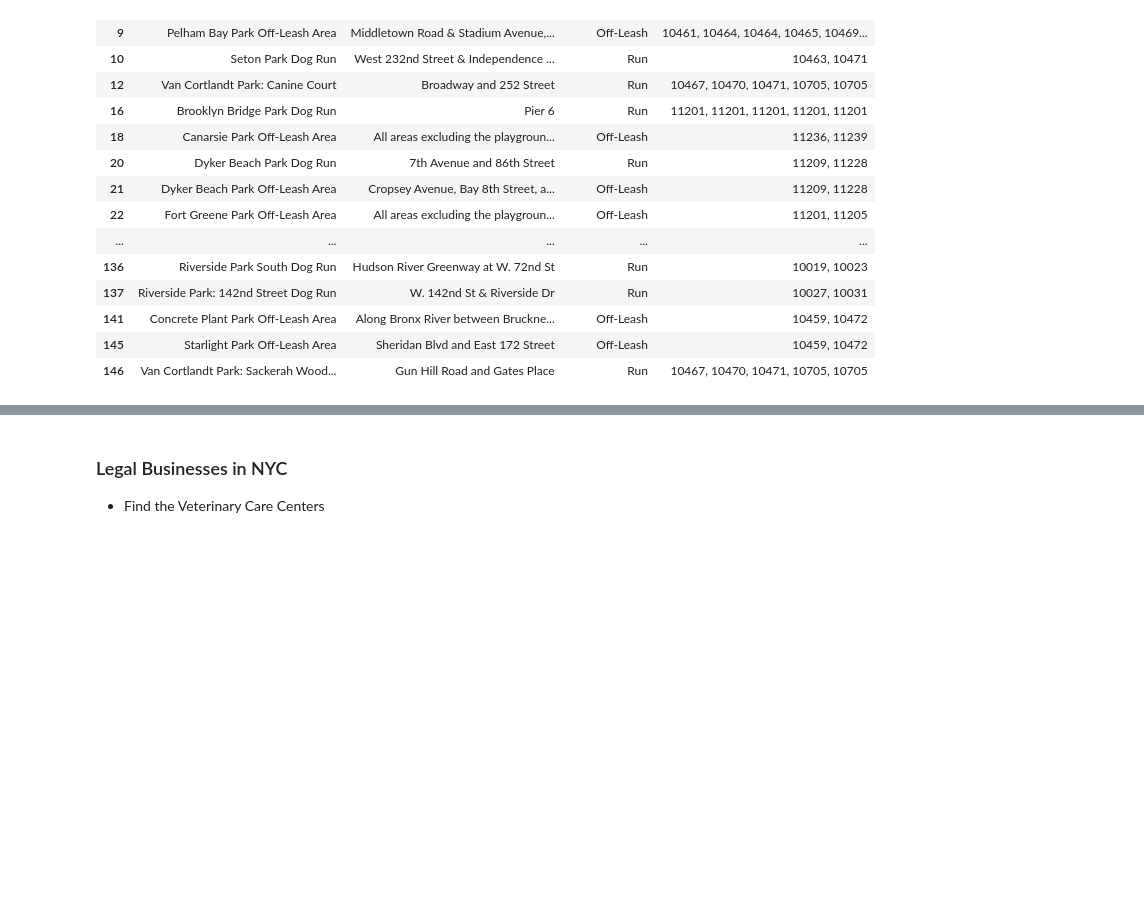
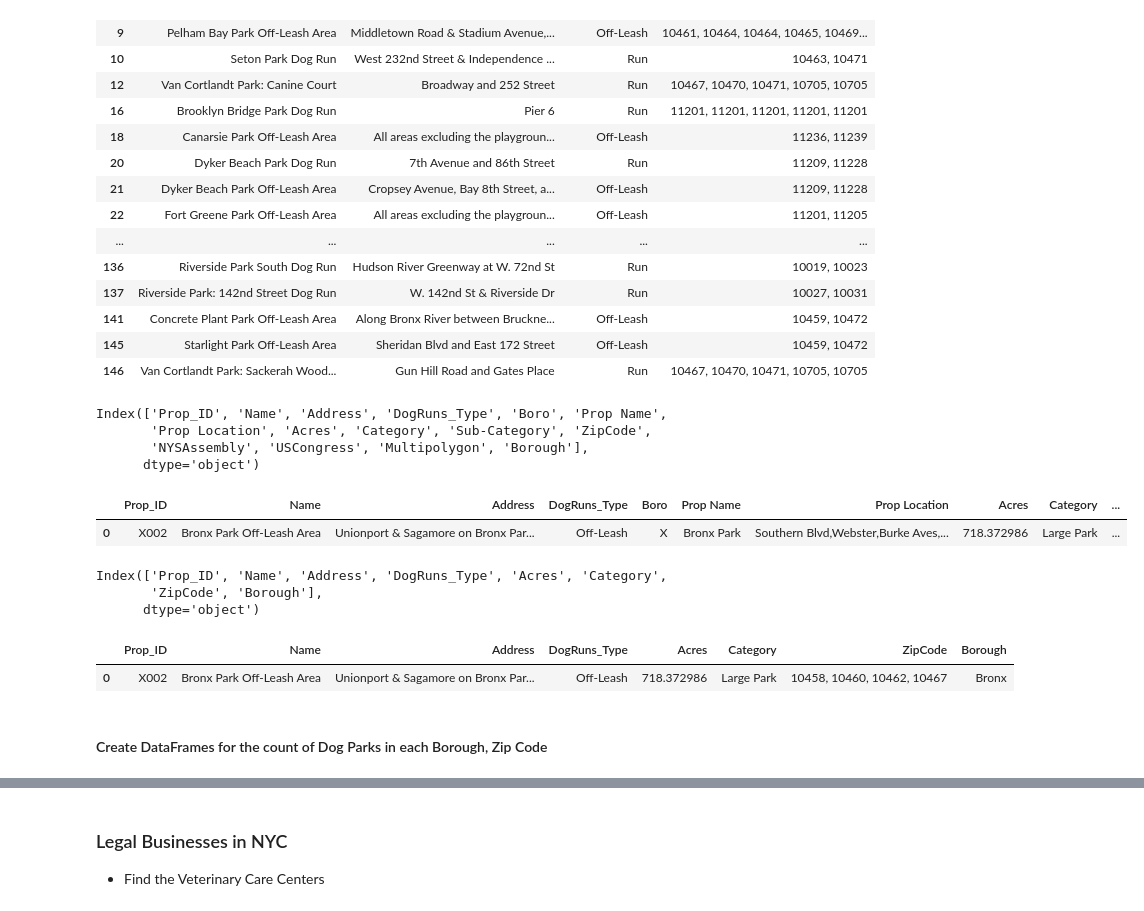
Before and after one commit to StarkArk/Tailored_Tails, a Jupyter notebook: Exploration/doggy_data/doggy_exploration.ipynb, the cells around one changed output, grey strips where cells are left out. Cells and saved outputs as stored; diff of their text form; code cells hidden in the pictures; blank space fills up the shorter version.

```diff
--- a/Exploration/doggy_data/doggy_exploration.ipynb
+++ b/Exploration/doggy_data/doggy_exploration.ipynb
@@ -413,3 +357,15 @@ dog_friendly_merged_df[['Name', 'Address', 'DogRuns_Type', 'ZipCode']].loc[indx]
 | 141 | Concrete Plant Park Off-Leash Area | Along Bronx River between Bruckne... | Off-Leash | 10459, 10472 |
 | 145 | Starlight Park Off-Leash Area | Sheridan Blvd and East 172 Street | Off-Leash | 10459, 10472 |
 | 146 | Van Cortlandt Park: Sackerah Wood... | Gun Hill Road and Gates Place | Run | 10467, 10470, 10471, 10705, 10705 |
+# %%
+dog_friendly_merged_df.columns
+# %% [output]
+Index(['Prop_ID', 'Name', 'Address', 'DogRuns_Type', 'Boro', 'Prop Name',
+       'Prop Location', 'Acres', 'Category', 'Sub-Category', 'ZipCode',
+       'NYSAssembly', 'USCongress', 'Multipolygon', 'Borough'],
+      dtype='object')
+# %%
+dog_friendly_merged_df.head(1)
+# %% [output]
+|  | Prop_ID | Name | Address | DogRuns_Type | Boro | Prop Name | Prop Location | Acres | Category | ... |
+| 0 | X002 | Bronx Park Off-Leash Area | Unionport & Sagamore on Bronx Par... | Off-Leash | X | Bronx Park | Southern Blvd,Webster,Burke Aves,... | 718.372986 | Large Park | ... |
@@ -415,0 +375,11 @@ dog_friendly_merged_df[['Name', 'Address', 'DogRuns_Type', 'ZipCode']].loc[indx]
+# %%
+dog_friendly_merged_df.columns
+# %% [output]
+Index(['Prop_ID', 'Name', 'Address', 'DogRuns_Type', 'Acres', 'Category',
+       'ZipCode', 'Borough'],
+      dtype='object')
+# %%
+dog_friendly_merged_df.head(1)
+# %% [output]
+|  | Prop_ID | Name | Address | DogRuns_Type | Acres | Category | ZipCode | Borough |
+| 0 | X002 | Bronx Park Off-Leash Area | Unionport & Sagamore on Bronx Par... | Off-Leash | 718.372986 | Large Park | 10458, 10460, 10462, 10467 | Bronx |
@@ -416 +389,3 @@ dog_friendly_merged_df[['Name', 'Address', 'DogRuns_Type', 'ZipCode']].loc[indx]
+# %% [markdown]
+#### Create DataFrames for the count of Dog Parks in each Borough, Zip Code
 # %%
```
Also changed, not shown: parts of 14 cells of this notebook, 6 other files.
